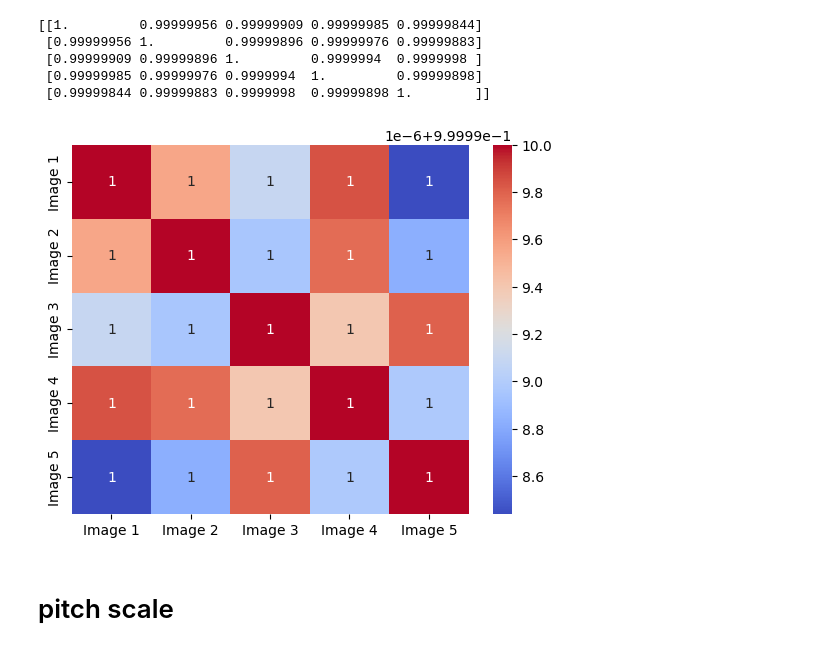
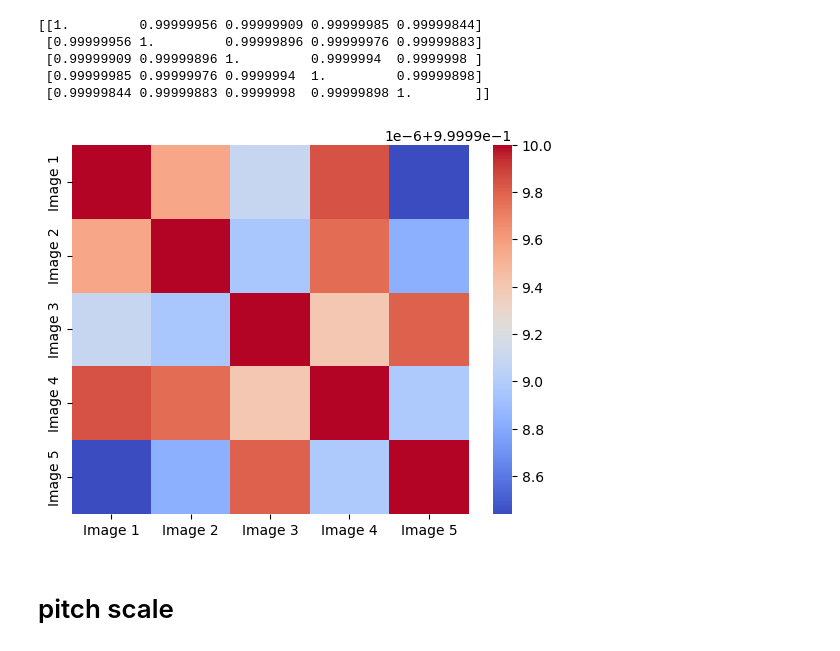
Before and after one commit to abhishekneerr/AMPLab, a Jupyter notebook: ethnonmusicology/image_comparison.ipynb, the cells around one changed output. Saved outputs shown, nothing was run; the diff lists cells and outputs as text; code cells hidden in the pictures.

```diff
--- a/ethnonmusicology/image_comparison.ipynb
+++ b/ethnonmusicology/image_comparison.ipynb
@@ -140,11 +137,12 @@ print(corr_matrix)
  [0.99999985 0.99999976 0.9999994  1.         0.99999898]
  [0.99999844 0.99999883 0.9999998  0.99999898 1.        ]]
 # %%
-sns.heatmap(corr_matrix, annot=True, cmap='coolwarm', xticklabels=[
+# create histogram and correlation matrix
+sns.heatmap(corr_matrix, annot=False, cmap='coolwarm', xticklabels=[
             'Image 1', 'Image 2', 'Image 3', 'Image 4', 'Image 5'], yticklabels=['Image 1', 'Image 2', 'Image 3', 'Image 4', 'Image 5'])
 plt.show()
 # %% [output]
-[figure, old version]
+[figure, new version]
 # %% [markdown]
 # pitch scale
 # %%
```
Also changed, not shown: parts of 8 cells of this notebook, 11 other files.
